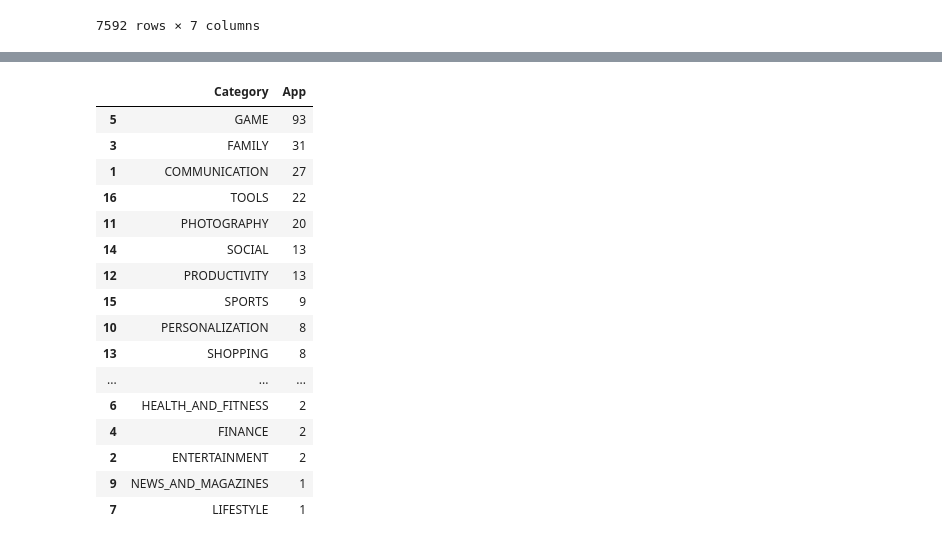
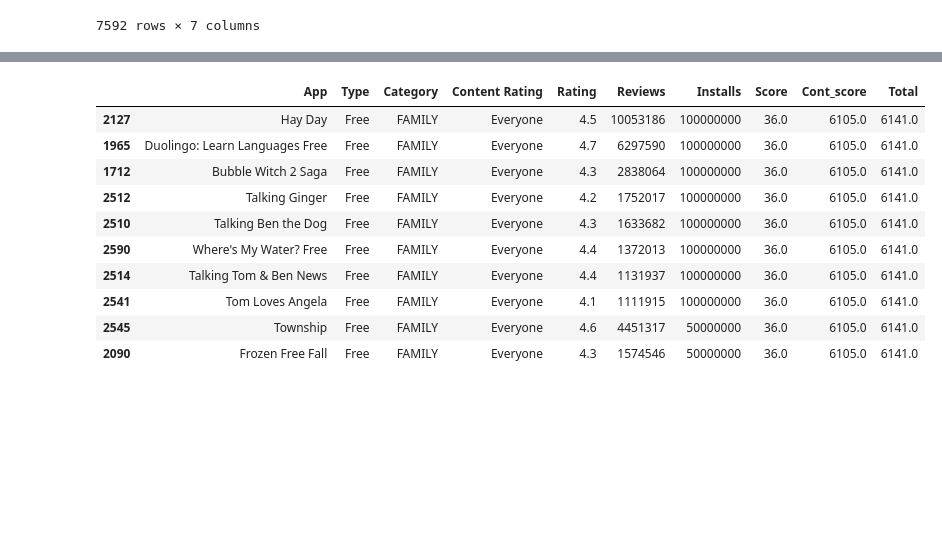
Before and after one commit to infoshareacademy/jdszr6-grupa-bez-nazwy, a Jupyter notebook: Python_project/Develop.ipynb, the cells around one changed output, grey strips where cells are left out. Drawn from its saved outputs; the diff is of its cells as text; code cells hidden in the pictures; blank space fills up the shorter version.

Commit message:
Develop version for merge with other branches - analysis of type data, preparation of free type data frame, initial scorecard

```diff
--- a/Python_project/Develop.ipynb
+++ b/Python_project/Develop.ipynb
@@ -47,0 +216,3 @@ free_type
+# %%
+file  = pd.merge(free_type, category_score, on='Category')
+file
@@ -47,0 +233,3 @@ free_type
+# %%
+file  = pd.merge(file, content_score, on='Content Rating')
+file
@@ -47,0 +288,6 @@ free_type
+# %%
+suma = file['Score'] + file['Cont_score']
+total_2 = pd.Series(suma)
+frame_2 = {'Total':total_2}
+total_frame_2 = pd.DataFrame(frame_2)
+total_frame_2
@@ -47,0 +308,3 @@ free_type
+# %%
+file['Total'] = total_frame_2
+file.sort_values(['Total', 'Installs', 'Reviews'], ascending=False).iloc[:30]
@@ -48,28 +329,18 @@ free_type
 # %%
-d = data.sort_values(["Installs","Reviews"], ascending=False)
+d = file.sort_values(["Installs","Reviews"], ascending=False)
 q = .8
-pop = d[d["Installs"] > d["Installs"].quantile(q)]
-pop = pop[pop["Reviews"] > pop["Reviews"].quantile(q)]
-pop.sort_values(["Installs","Reviews"], ascending=False)
-
-d = pop.sort_values(["Installs","Reviews"], ascending=False)
-d = d.groupby(["Category"]).count().reset_index()
-d.iloc[:,:2].sort_values(["App"], ascending=False)
+pop = d[d["Total"] > d["Total"].quantile(q)]
+# pop = pop[pop["Reviews"] > pop["Reviews"].quantile(q)]
+pop.sort_values(["Installs","Reviews"], ascending=False).iloc[:10]
 # %% [output]
-|  | Category | App |
-| 5 | GAME | 93 |
-| 3 | FAMILY | 31 |
-| 1 | COMMUNICATION | 27 |
-| 16 | TOOLS | 22 |
-| 11 | PHOTOGRAPHY | 20 |
-| 14 | SOCIAL | 13 |
-| 12 | PRODUCTIVITY | 13 |
-| 15 | SPORTS | 9 |
-| 10 | PERSONALIZATION | 8 |
-| 13 | SHOPPING | 8 |
-| ... | ... | ... |
-| 6 | HEALTH_AND_FITNESS | 2 |
-| 4 | FINANCE | 2 |
-| 2 | ENTERTAINMENT | 2 |
-| 9 | NEWS_AND_MAGAZINES | 1 |
-| 7 | LIFESTYLE | 1 |
+|  | App | Type | Category | Content Rating | Rating | Reviews | Installs | Score | Cont_score | Total |
+| 2127 | Hay Day | Free | FAMILY | Everyone | 4.5 | 10053186 | 100000000 | 36.0 | 6105.0 | 6141.0 |
+| 1965 | Duolingo: Learn Languages Free | Free | FAMILY | Everyone | 4.7 | 6297590 | 100000000 | 36.0 | 6105.0 | 6141.0 |
+| 1712 | Bubble Witch 2 Saga | Free | FAMILY | Everyone | 4.3 | 2838064 | 100000000 | 36.0 | 6105.0 | 6141.0 |
+| 2512 | Talking Ginger | Free | FAMILY | Everyone | 4.2 | 1752017 | 100000000 | 36.0 | 6105.0 | 6141.0 |
+| 2510 | Talking Ben the Dog | Free | FAMILY | Everyone | 4.3 | 1633682 | 100000000 | 36.0 | 6105.0 | 6141.0 |
+| 2590 | Where's My Water? Free | Free | FAMILY | Everyone | 4.4 | 1372013 | 100000000 | 36.0 | 6105.0 | 6141.0 |
+| 2514 | Talking Tom & Ben News | Free | FAMILY | Everyone | 4.4 | 1131937 | 100000000 | 36.0 | 6105.0 | 6141.0 |
+| 2541 | Tom Loves Angela | Free | FAMILY | Everyone | 4.1 | 1111915 | 100000000 | 36.0 | 6105.0 | 6141.0 |
+| 2545 | Township | Free | FAMILY | Everyone | 4.6 | 4451317 | 50000000 | 36.0 | 6105.0 | 6141.0 |
+| 2090 | Frozen Free Fall | Free | FAMILY | Everyone | 4.3 | 1574546 | 50000000 | 36.0 | 6105.0 | 6141.0 |
```
Also changed, not shown: parts of 26 cells of this notebook.
